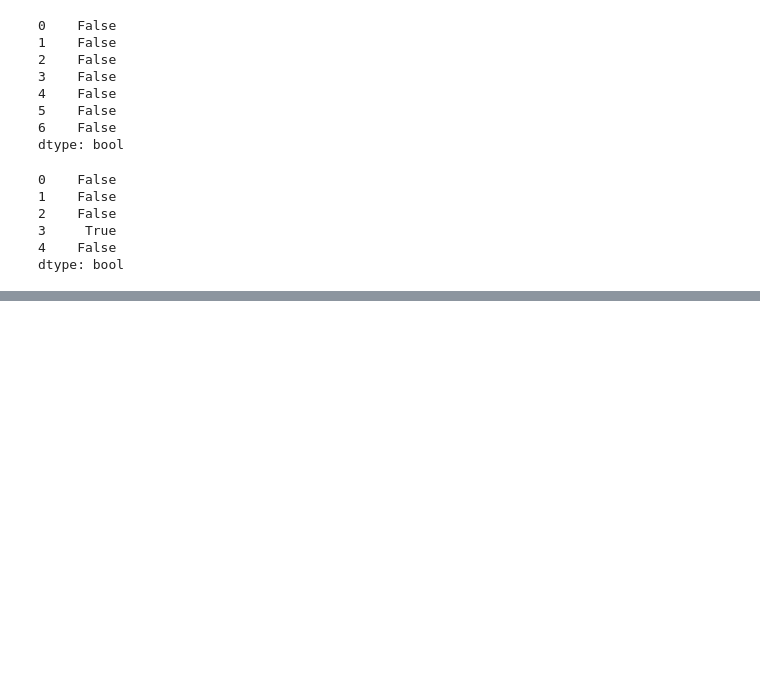
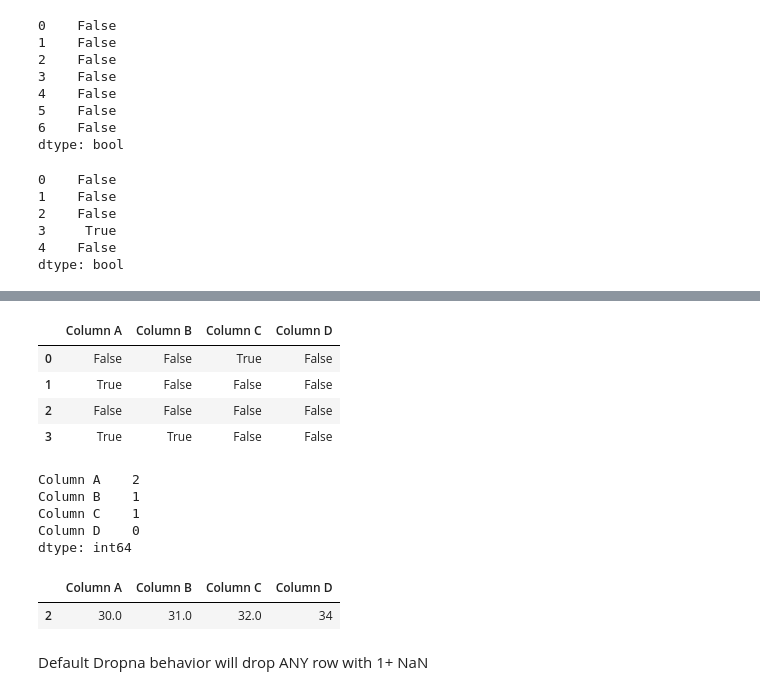
Before and after one commit to CTimBru/fcc-DAwPython, a Jupyter notebook: data_cleaning.ipynb, the cells around one changed output, grey strips where cells are left out. Saved outputs shown, nothing was run; the diff lists cells and outputs as text; code cells hidden in the pictures; blank space fills up the shorter version.

```diff
--- a/data_cleaning.ipynb
+++ b/data_cleaning.ipynb
@@ -95,0 +416,23 @@ NameError: name 'plt' is not defined
+# %%
+df.isnull()
+# %% [output]
+|  | Column A | Column B | Column C | Column D |
+| 0 | False | False | True | False |
+| 1 | True | False | False | False |
+| 2 | False | False | False | False |
+| 3 | True | True | False | False |
+# %%
+df.isnull().sum()
+# %% [output]
+Column A    2
+Column B    1
+Column C    1
+Column D    0
+dtype: int64
+# %%
+df.dropna()
+# %% [output]
+|  | Column A | Column B | Column C | Column D |
+| 2 | 30.0 | 31.0 | 32.0 | 34 |
+# %% [markdown]
+Default Dropna behavior will drop ANY row with 1+ NaN
```
Also changed, not shown: parts of 116 cells of this notebook.
